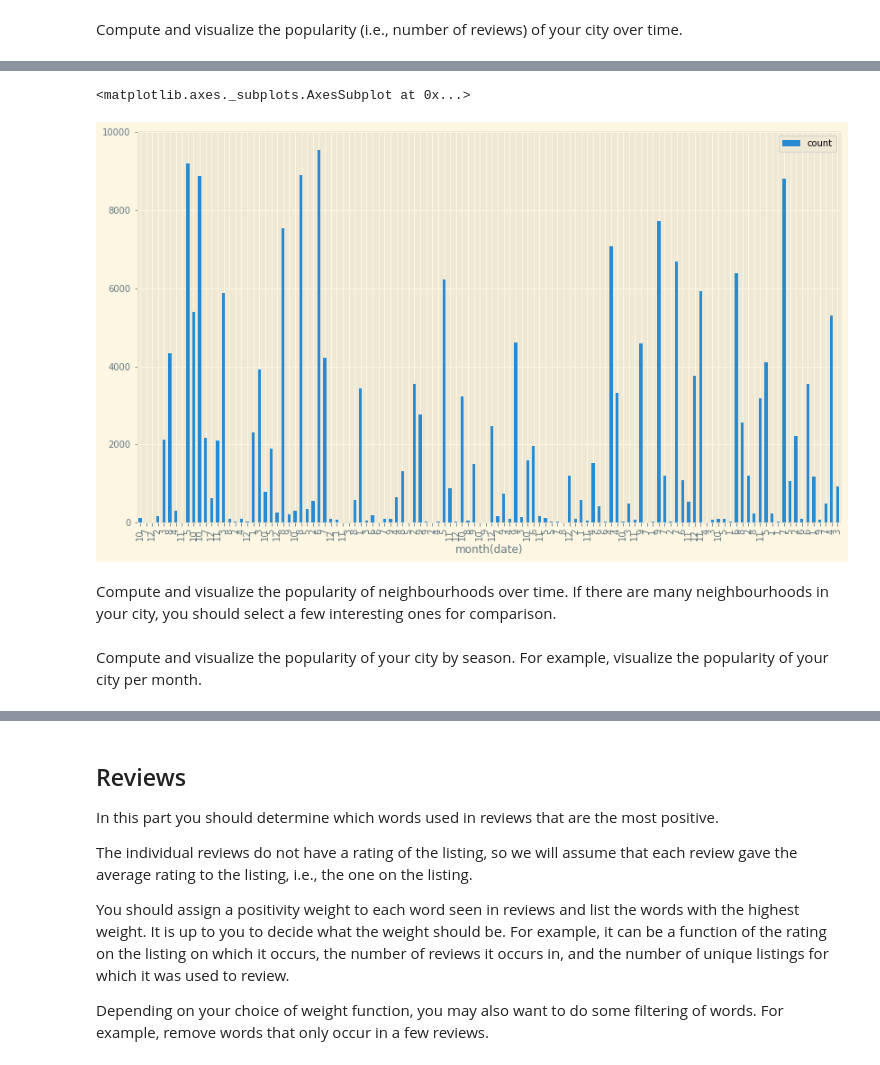
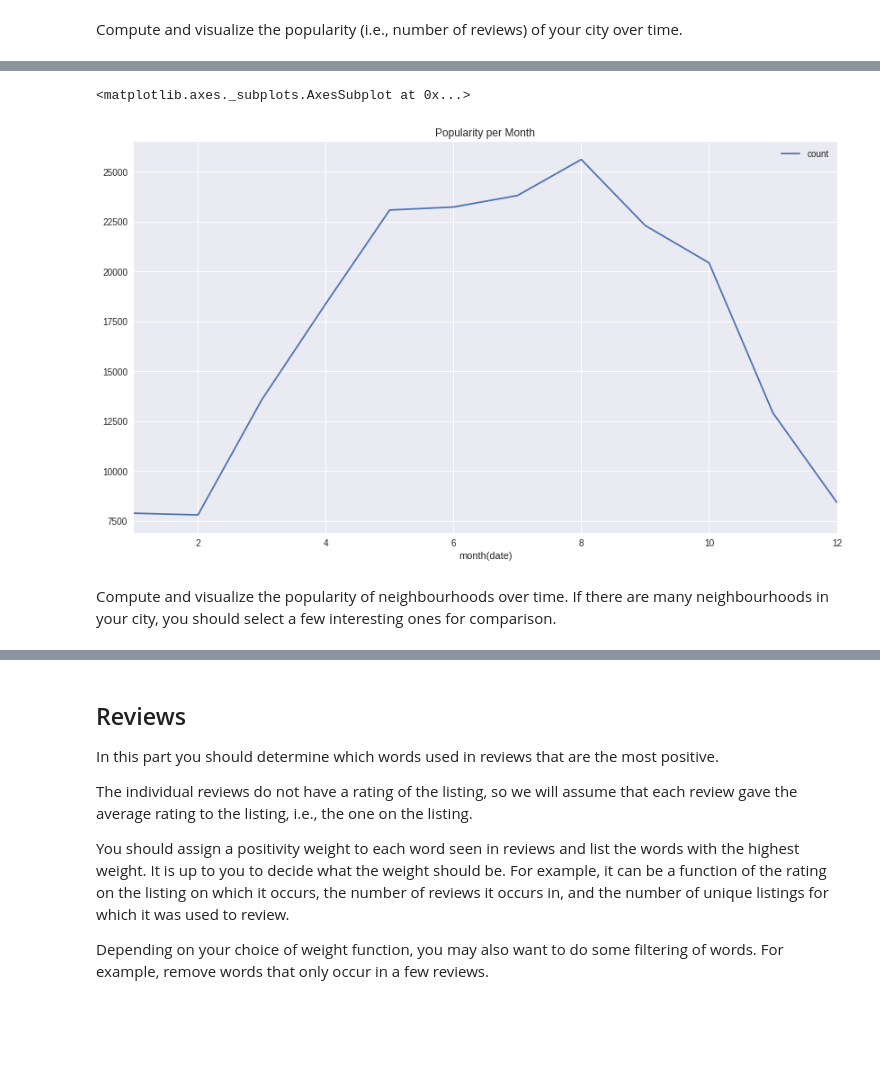
Before and after one commit to zacharyneveu/DS_Tools_Project3, a Jupyter notebook: Project 3 - Airbnb.ipynb, the cells around one changed output, grey strips where cells are left out. Drawn from its saved outputs; the diff is of its cells as text; code cells hidden in the pictures; blank space fills up the shorter version.

```diff
--- a/Project 3 - Airbnb.ipynb
+++ b/Project 3 - Airbnb.ipynb
@@ -393,4 +332,4 @@ disp(reviews, 10)
 # %%
-city_review = boston.select('neighbourhood', 'property_type', f.col('id').alias('id_'))\
+city_review = city_df.select('neighbourhood', 'property_type', f.col('id').alias('id_'))\
     .join(reviews, (reviews.listing_id == f.col('id_')), 'inner')\
     .drop('id_')
@@ -397,2 +338,2 @@ city_review = boston.select('neighbourhood', 'property_type', f.col('id').alias(
 # %%
-pop_over_time = city_review.groupby(f.year('date'), f.month('date')).count()
+pop_months = city_review.groupby(f.month('date')).count().orderBy('month(date)')
@@ -419,9 +340,7 @@ only showing top 20 rows
-# %%
-pop_over_time.toPandas().set_index('month(date)').plot(kind='bar', y='count')
-# %% [output]
-<matplotlib.axes._subplots.AxesSubplot at 0x...>
-[figure, removed]
+# %%
+pop_months.toPandas().plot(kind='line', x='month(date)', y='count', title="Popularity per Month")
+# %% [output]
+<matplotlib.axes._subplots.AxesSubplot at 0x...>
+[figure, added]
 # %% [markdown]
 Compute and visualize the popularity of neighbourhoods over time. If there are many neighbourhoods in your city, you should select a few interesting ones for comparison.
-# %% [markdown]
-Compute and visualize the popularity of your city by season. For example, visualize the popularity of your city per month.
```
Also changed, not shown: parts of 34 cells of this notebook, 3 other files.
